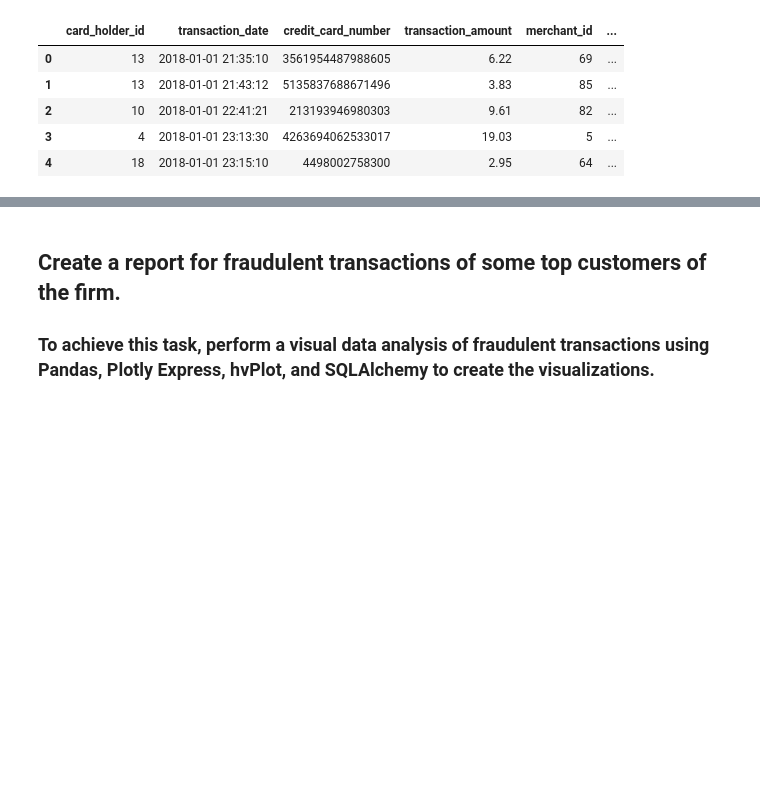
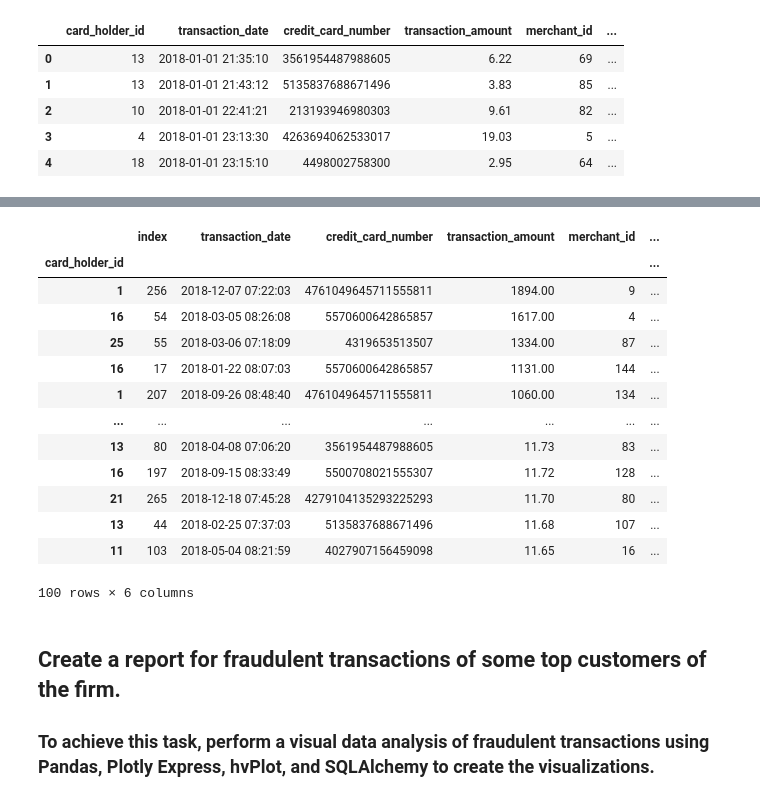
Before and after one commit to jonowens/suspicious_transactions, a Jupyter notebook: visual_data_analysis.ipynb, the cells around one changed output, grey strips where cells are left out. Cells and saved outputs as stored; diff of their text form; code cells hidden in the pictures; blank space fills up the shorter version.

```diff
--- a/visual_data_analysis.ipynb
+++ b/visual_data_analysis.ipynb
@@ -58,5 +71,22 @@ df_card_holder.head()
 # %%
 # Show the 100 highest transactions during this time period
+highest_transaction_amounts = df_card_holder_hours_7_to_9.sort_values(by=['transaction_amount'], ascending=False)
+highest_transaction_amounts[:100]
+# %% [output]
+|  | index | transaction_date | credit_card_number | transaction_amount | merchant_id | ... |
+| card_holder_id |  |  |  |  |  | ... |
+| 1 | 256 | 2018-12-07 07:22:03 | 4761049645711555811 | 1894.00 | 9 | ... |
+| 16 | 54 | 2018-03-05 08:26:08 | 5570600642865857 | 1617.00 | 4 | ... |
+| 25 | 55 | 2018-03-06 07:18:09 | 4319653513507 | 1334.00 | 87 | ... |
+| 16 | 17 | 2018-01-22 08:07:03 | 5570600642865857 | 1131.00 | 144 | ... |
+| 1 | 207 | 2018-09-26 08:48:40 | 4761049645711555811 | 1060.00 | 134 | ... |
+| ... | ... | ... | ... | ... | ... | ... |
+| 13 | 80 | 2018-04-08 07:06:20 | 3561954487988605 | 11.73 | 83 | ... |
+| 16 | 197 | 2018-09-15 08:33:49 | 5500708021555307 | 11.72 | 128 | ... |
+| 21 | 265 | 2018-12-18 07:45:28 | 4279104135293225293 | 11.70 | 80 | ... |
+| 13 | 44 | 2018-02-25 07:37:03 | 5135837688671496 | 11.68 | 107 | ... |
+| 11 | 103 | 2018-05-04 08:21:59 | 4027907156459098 | 11.65 | 16 | ... |
+100 rows × 6 columns
 # %%
 # Are there any fraudulent or anomalous transactions?  If yes, explain why.
 # %%
```
Also changed, not shown: parts of 6 cells of this notebook, 1 other file.
